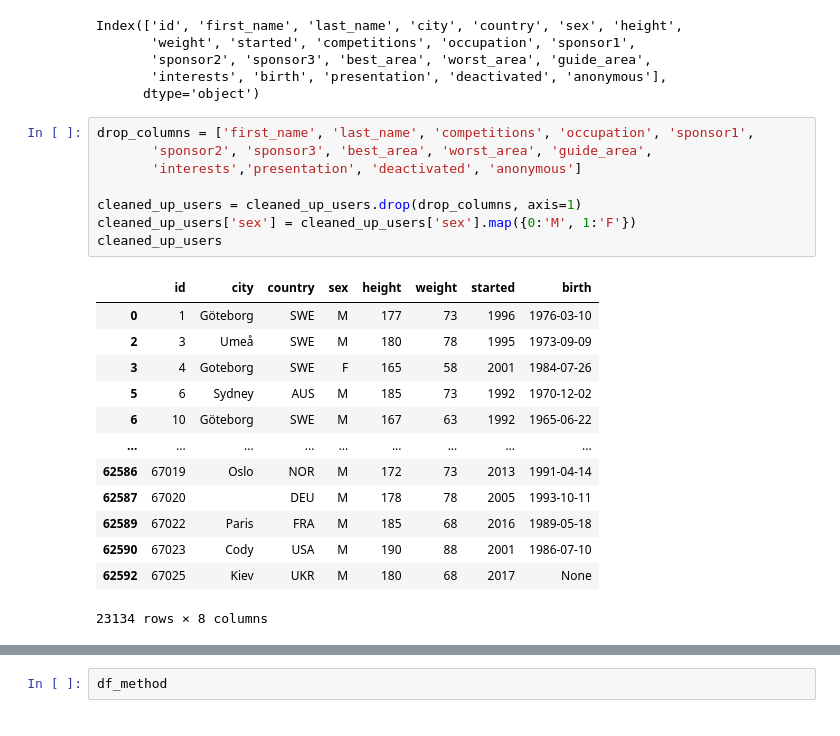
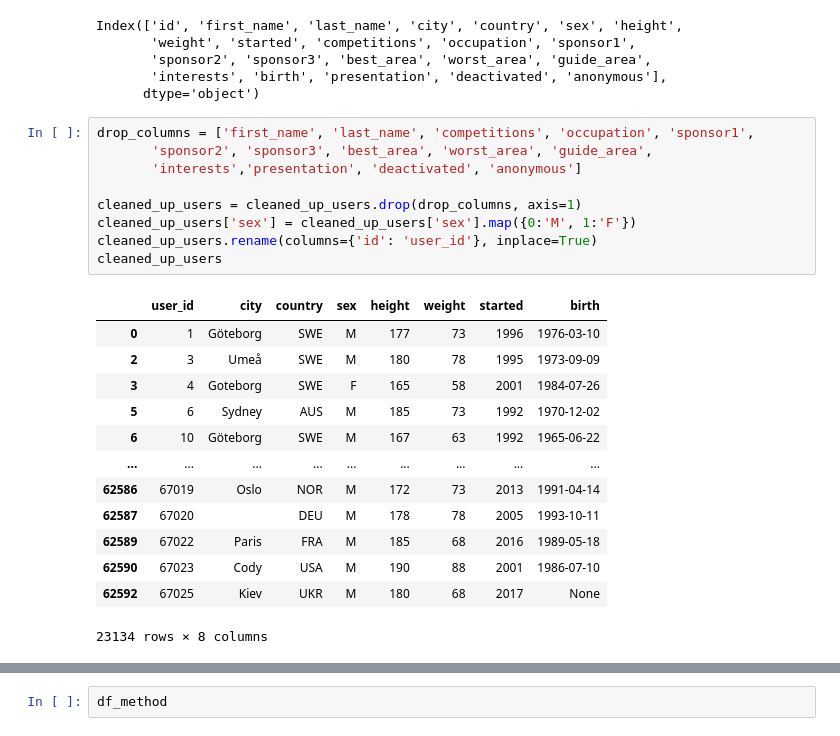
Before and after one commit to kchiev215/Passion_project, a Jupyter notebook: CleanData.ipynb, the cells around one changed output, grey strips where cells are left out. Cells and saved outputs as stored; diff of their text form.

```diff
--- a/CleanData.ipynb
+++ b/CleanData.ipynb
@@ -90,13 +90,14 @@ Index(['id', 'first_name', 'last_name', 'city', 'country', 'sex', 'height',
 # %%
 drop_columns = ['first_name', 'last_name', 'competitions', 'occupation', 'sponsor1',
        'sponsor2', 'sponsor3', 'best_area', 'worst_area', 'guide_area',
        'interests','presentation', 'deactivated', 'anonymous']
 
 cleaned_up_users = cleaned_up_users.drop(drop_columns, axis=1)
 cleaned_up_users['sex'] = cleaned_up_users['sex'].map({0:'M', 1:'F'})
+cleaned_up_users.rename(columns={'id': 'user_id'}, inplace=True)
 cleaned_up_users
 # %% [output]
-|  | id | city | country | sex | height | weight | started | birth |
+|  | user_id | city | country | sex | height | weight | started | birth |
 | 0 | 1 | Göteborg | SWE | M | 177 | 73 | 1996 | 1976-03-10 |
 | 2 | 3 | Umeå | SWE | M | 180 | 78 | 1995 | 1973-09-09 |
 | 3 | 4 | Goteborg | SWE | F | 165 | 58 | 2001 | 1984-07-26 |
```
Also changed, not shown: parts of 22 cells of this notebook.
